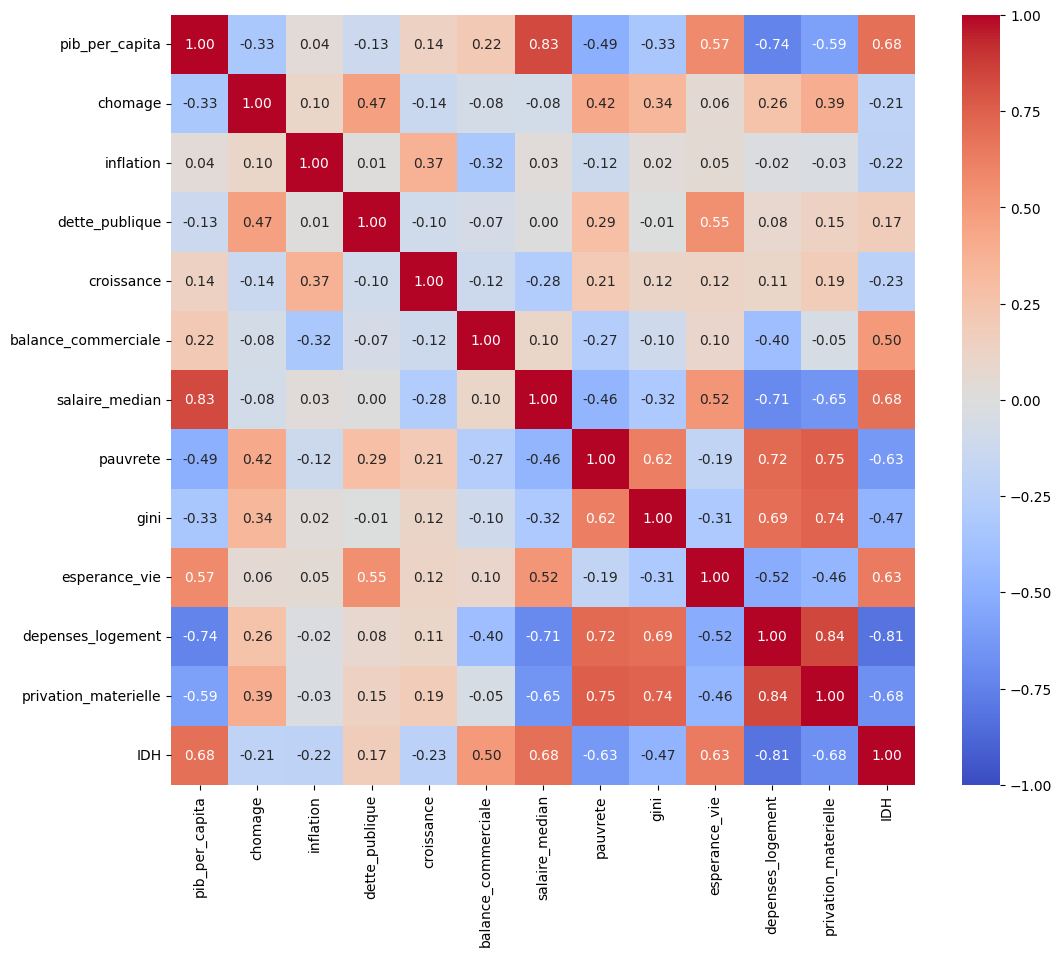
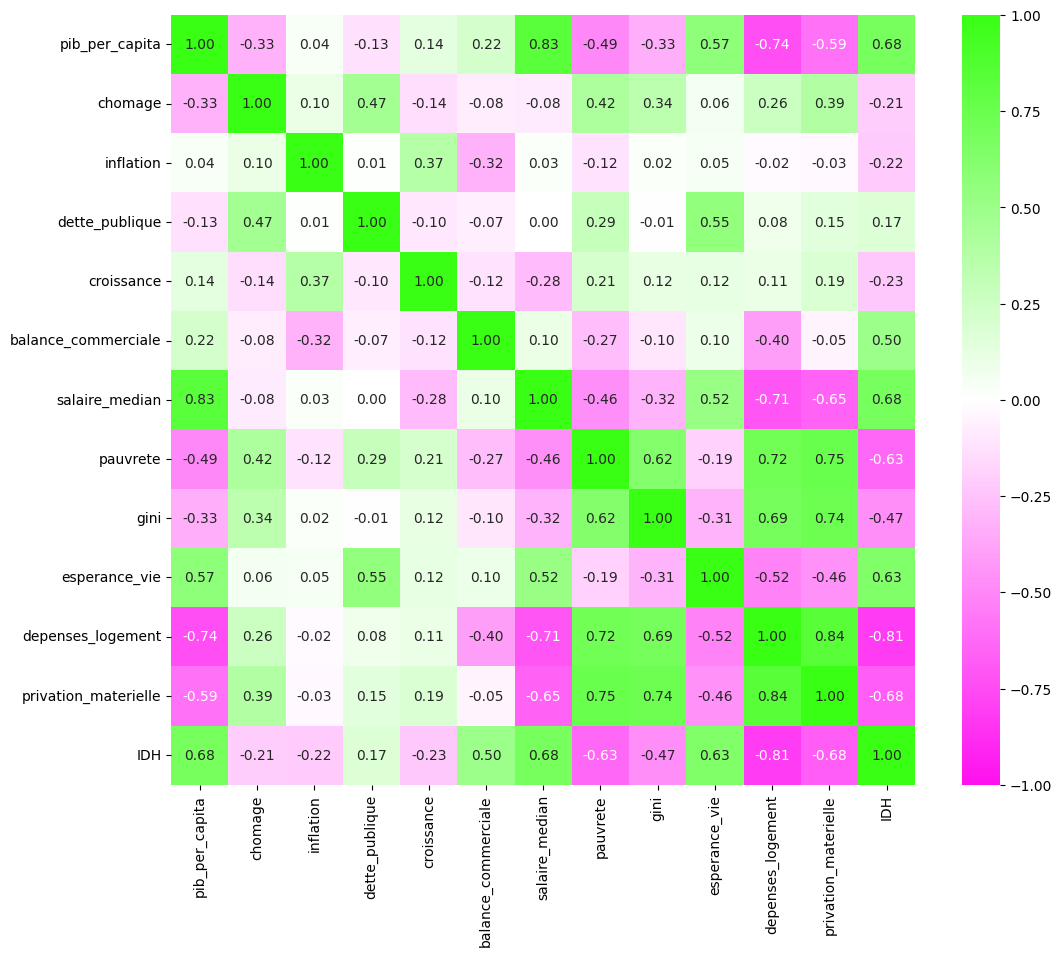
Unified diff of the notebook cell whose output changed from the first chart to the second:
--- before
+++ after
@@ -1,13 +1,13 @@
-# Define a dimensão da imagem gerada. Como são 12 variáveis, um tamanho de 12x10 evita que os textos fiquem sobrepostos.
+from matplotlib.colors import LinearSegmentedColormap
+
+# 1. Cria a escala de cores personalizada
+# Sequência: Rosa Neon (negativo: -1) -> Preto (neutro: 0) -> Verde Neon (positivo: 1)
+cores_neon = ['#FF10F0', '#FFFFFF', '#39FF14']
+cmap_customizado = LinearSegmentedColormap.from_list('neon_divergente', cores_neon)
+
 plt.figure(figsize=(12, 10))
 
-# Gera o mapa de calor (Heatmap) com as configurações visuais:
-# matriz_correlacao: fornece os dados numéricos calculados acima.
-# annot=True: força o gráfico a desenhar o valor numérico dentro de cada célula.
-# cmap='coolwarm': utiliza azul para correlação negativa, branco para zero, e vermelho para positiva.
-# fmt=".2f": formata os números para exibirem apenas duas casas decimais.
-# vmin=-1, vmax=1: fixa a legenda lateral estritamente nos limites matemáticos da correlação.
-sns.heatmap(matriz_correlacao, annot=True, cmap='coolwarm', fmt=".2f", vmin=-1, vmax=1)
+# 2. Substitui 'coolwarm' pela variável cmap_customizado criada acima
+sns.heatmap(matriz_correlacao, annot=True, cmap=cmap_customizado, fmt=".2f", vmin=-1, vmax=1)
 
-# Renderiza e exibe o gráfico finalizado na tela do VS Code.
 plt.show()

Commit: maj finale